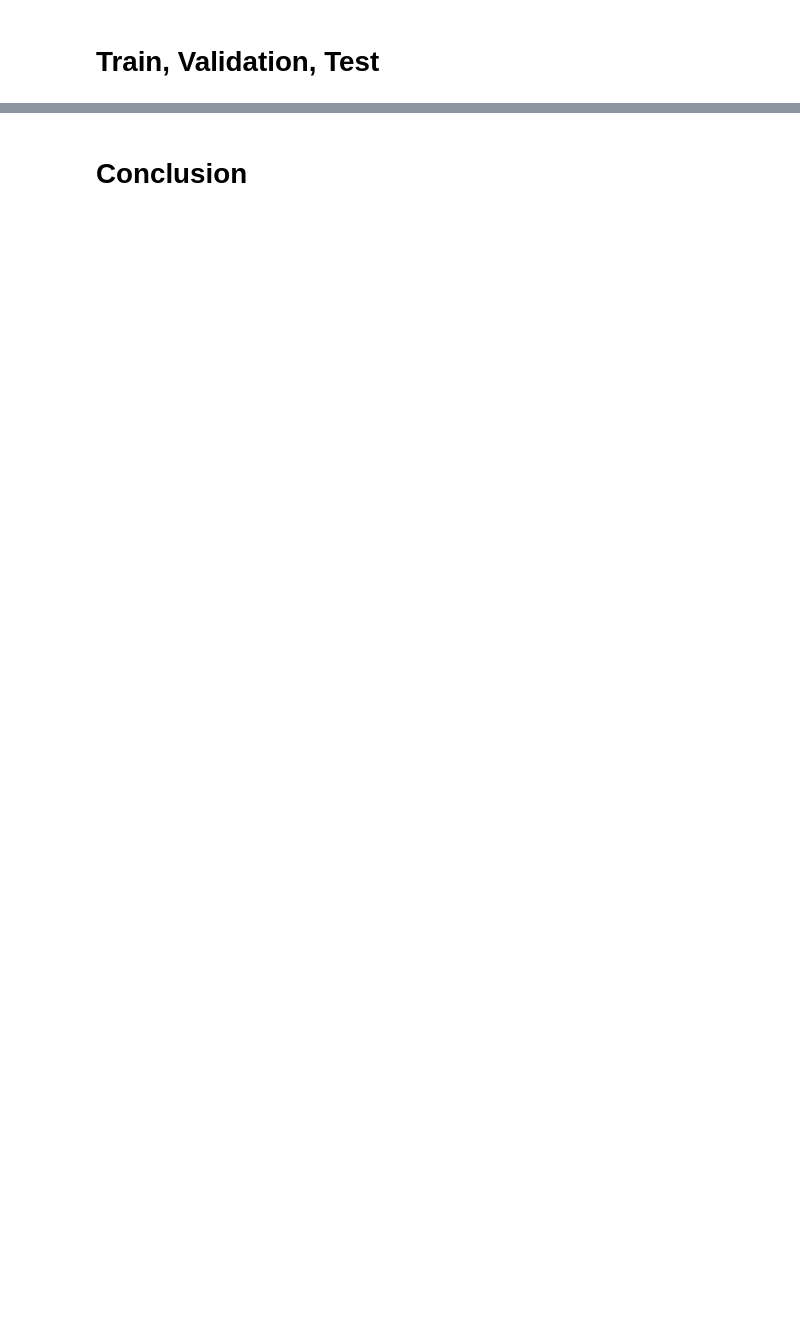
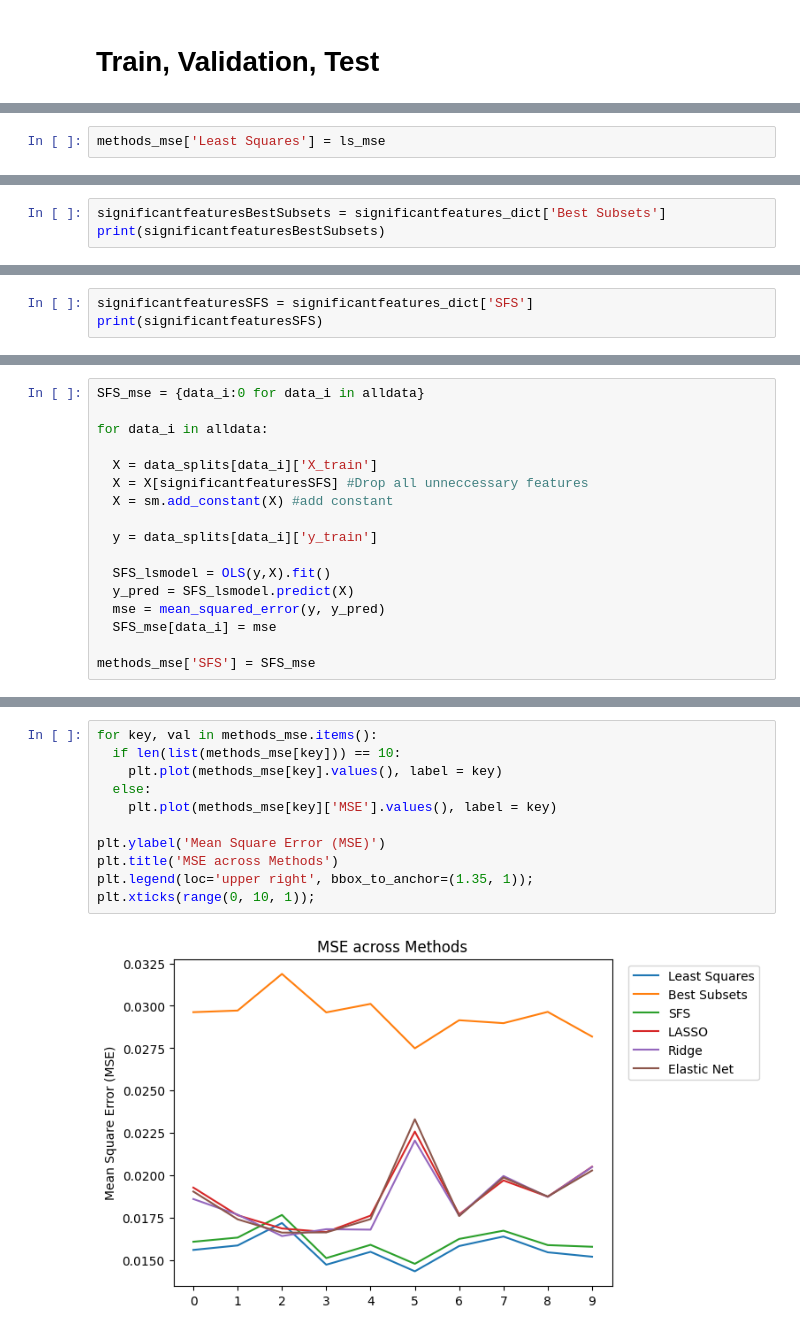
Before and after one commit to dimitris-markopoulos/CrimePredictor-ML, a Jupyter notebook: 3_HyperparameterTuning&Eval.ipynb, the cells around one changed output, grey strips where cells are left out. Cells and saved outputs as stored; diff of their text form; blank space fills up the shorter version.

```diff
--- a/3_HyperparameterTuning&Eval.ipynb
+++ b/3_HyperparameterTuning&Eval.ipynb
@@ -41,0 +129,2 @@ X = data.loc[:, data.columns != 'ViolentCrimesPerPop']
+# %%
+methods_mse['Least Squares'] = ls_mse
@@ -41,0 +135,3 @@ X = data.loc[:, data.columns != 'ViolentCrimesPerPop']
+# %%
+significantfeaturesBestSubsets = significantfeatures_dict['Best Subsets']
+print(significantfeaturesBestSubsets)
@@ -41,0 +161,3 @@ X = data.loc[:, data.columns != 'ViolentCrimesPerPop']
+# %%
+significantfeaturesSFS = significantfeatures_dict['SFS']
+print(significantfeaturesSFS)
@@ -41,0 +166,17 @@ X = data.loc[:, data.columns != 'ViolentCrimesPerPop']
+# %%
+SFS_mse = {data_i:0 for data_i in alldata}
+
+for data_i in alldata:
+
+  X = data_splits[data_i]['X_train']
+  X = X[significantfeaturesSFS] #Drop all unneccessary features
+  X = sm.add_constant(X) #add constant
+
+  y = data_splits[data_i]['y_train']
+
+  SFS_lsmodel = OLS(y,X).fit()
+  y_pred = SFS_lsmodel.predict(X)
+  mse = mean_squared_error(y, y_pred)
+  SFS_mse[data_i] = mse
+
+methods_mse['SFS'] = SFS_mse
@@ -44,2 +327,13 @@ X = data.loc[:, data.columns != 'ViolentCrimesPerPop']
-# %% [markdown]
-# Conclusion
+# %%
+for key, val in methods_mse.items():
+  if len(list(methods_mse[key])) == 10:
+    plt.plot(methods_mse[key].values(), label = key)
+  else:
+    plt.plot(methods_mse[key]['MSE'].values(), label = key)
+
+plt.ylabel('Mean Square Error (MSE)')
+plt.title('MSE across Methods')
+plt.legend(loc='upper right', bbox_to_anchor=(1.35, 1));
+plt.xticks(range(0, 10, 1));
+# %% [output]
+[figure, added]
```
Also changed, not shown: parts of 32 cells of this notebook.
